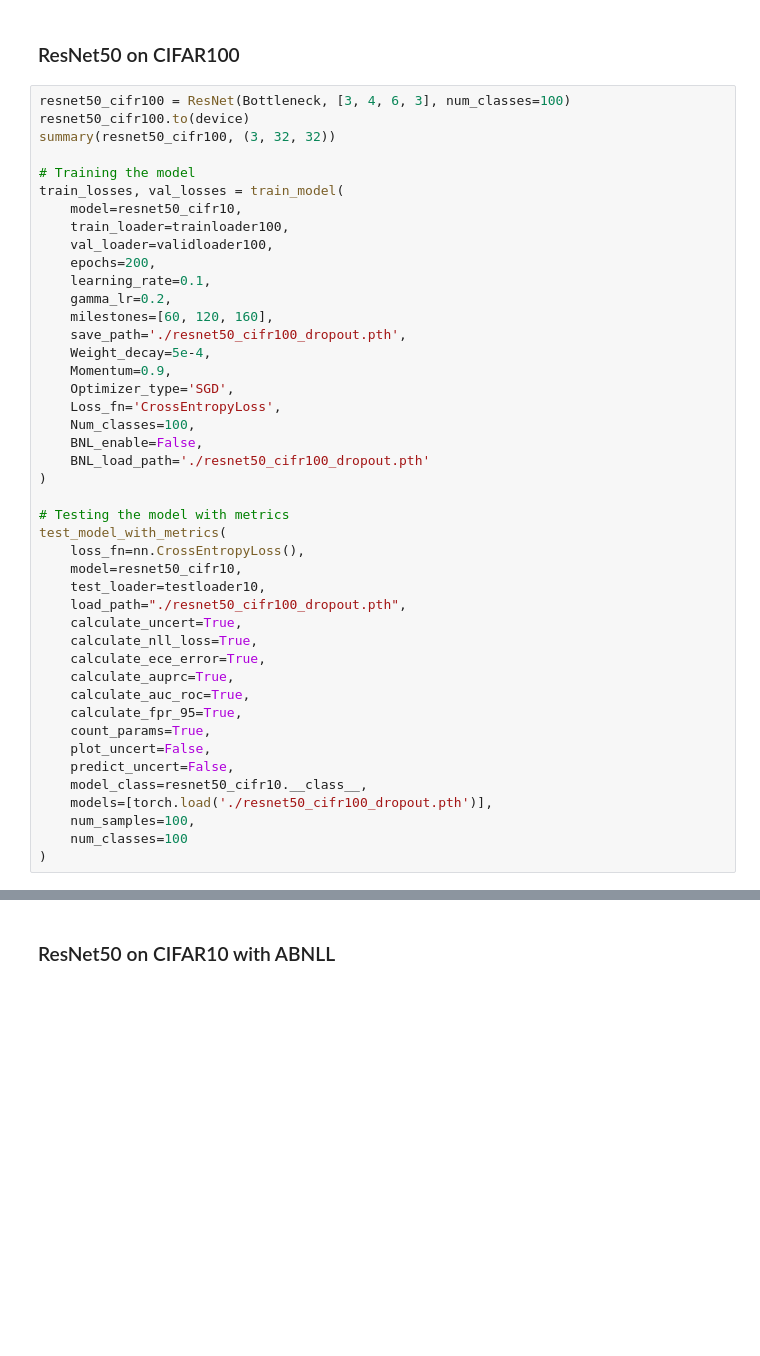
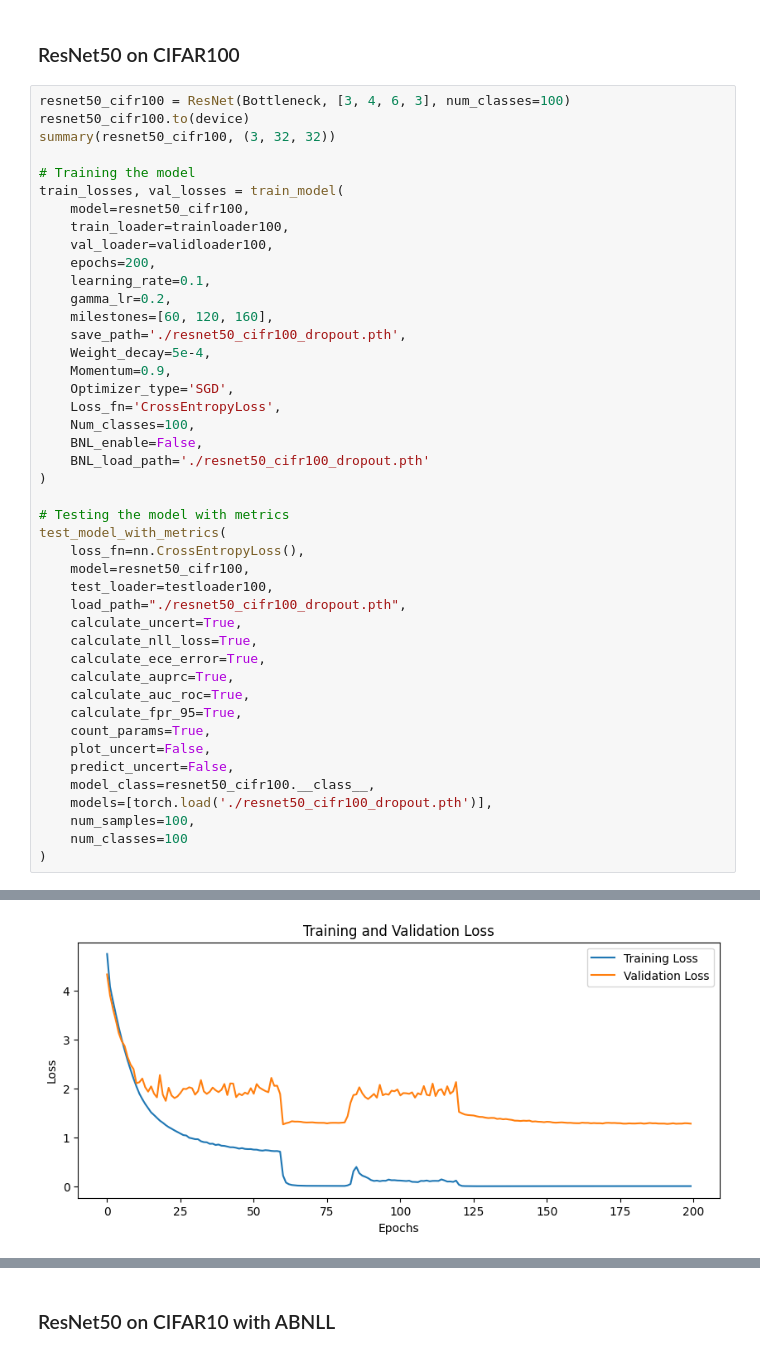
Before and after one commit to AbtinMogharabin/MakeMe-BNN, a Jupyter notebook: all_codes.ipynb, the cells around one changed output, grey strips where cells are left out. Saved outputs shown, nothing was run; the diff lists cells and outputs as text; blank space fills up the shorter version.

```diff
--- a/all_codes.ipynb
+++ b/all_codes.ipynb
@@ -890,7 +890,7 @@ summary(resnet50_cifr100, (3, 32, 32))
 
 # Training the model
 train_losses, val_losses = train_model(
-    model=resnet50_cifr10,
+    model=resnet50_cifr100,
     train_loader=trainloader100,
     val_loader=validloader100,
     epochs=200,
@@ -910,8 +910,8 @@ train_losses, val_losses = train_model(
 # Testing the model with metrics
 test_model_with_metrics(
     loss_fn=nn.CrossEntropyLoss(),
-    model=resnet50_cifr10,
-    test_loader=testloader10,
+    model=resnet50_cifr100,
+    test_loader=testloader100,
     load_path="./resnet50_cifr100_dropout.pth",
     calculate_uncert=True,
     calculate_nll_loss=True,
@@ -922,8 +922,9 @@ test_model_with_metrics(
     count_params=True,
     plot_uncert=False,
     predict_uncert=False,
-    model_class=resnet50_cifr10.__class__,
+    model_class=resnet50_cifr100.__class__,
     models=[torch.load('./resnet50_cifr100_dropout.pth')],
     num_samples=100,
     num_classes=100
 )
+# %% [output]
@@ -929,0 +948 @@ test_model_with_metrics(
+[figure, added]
```
Also changed, not shown: parts of 3 cells of this notebook, 3 other files.
